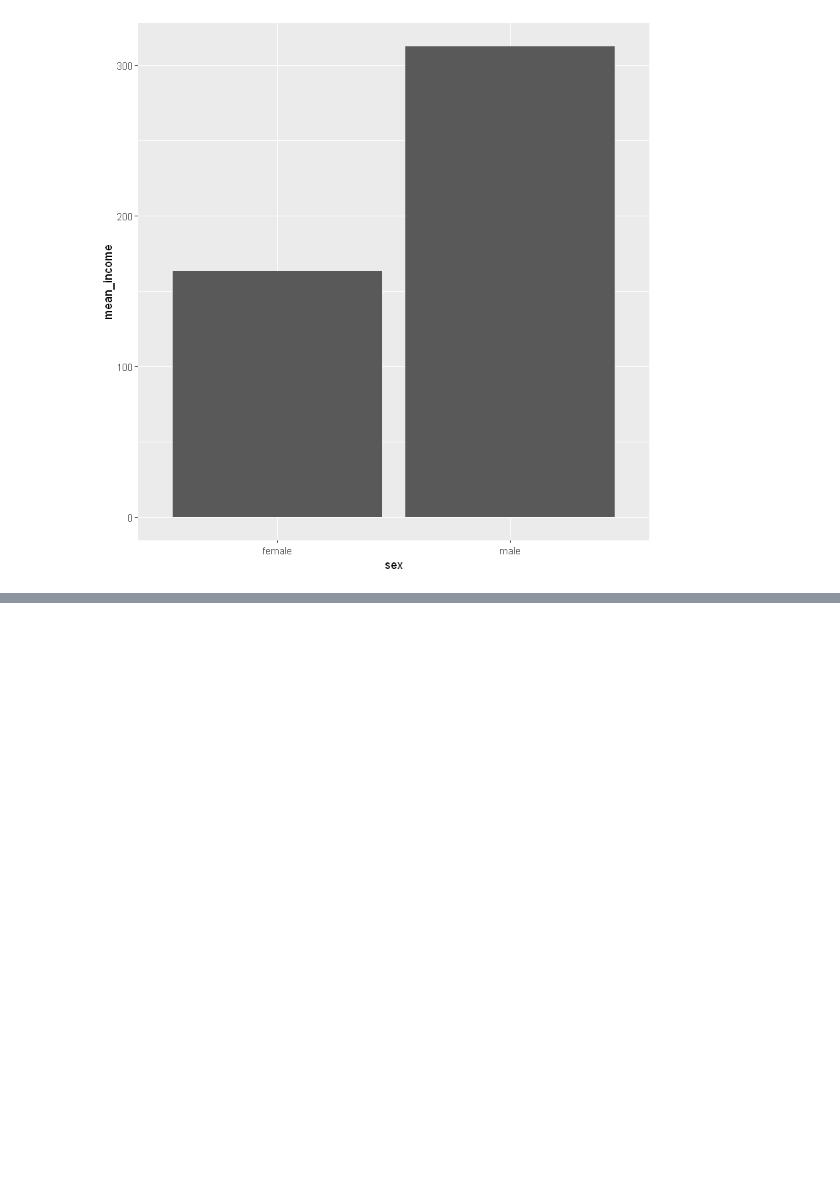
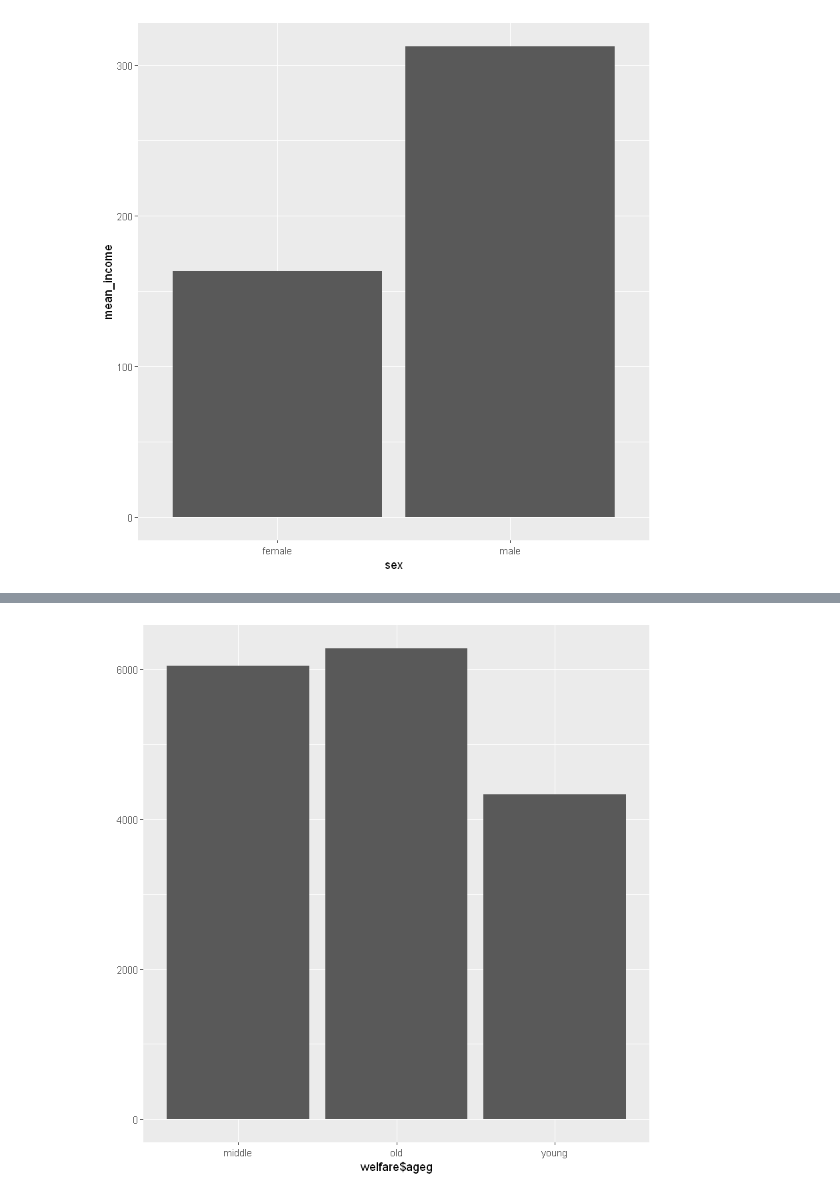
Before and after one commit to chohyunchul/R, a Jupyter notebook: 09. 데이터 분석프로젝트.ipynb, the cells around one changed output, grey strips where cells are left out. Saved outputs shown, nothing was run; the diff lists cells and outputs as text; code cells hidden in the pictures; blank space fills up the shorter version.

```diff
--- a/09. 데이터 분석프로젝트.ipynb
+++ b/09. 데이터 분석프로젝트.ipynb
@@ -180,0 +238,4 @@ ggplot(data = sex_income, aes(x=sex, y=mean_income)) +geom_col()
+# %%
+qplot(welfare$ageg)
+# %% [output]
+[figure, added]
```
Also changed, not shown: parts of 47 cells of this notebook.
